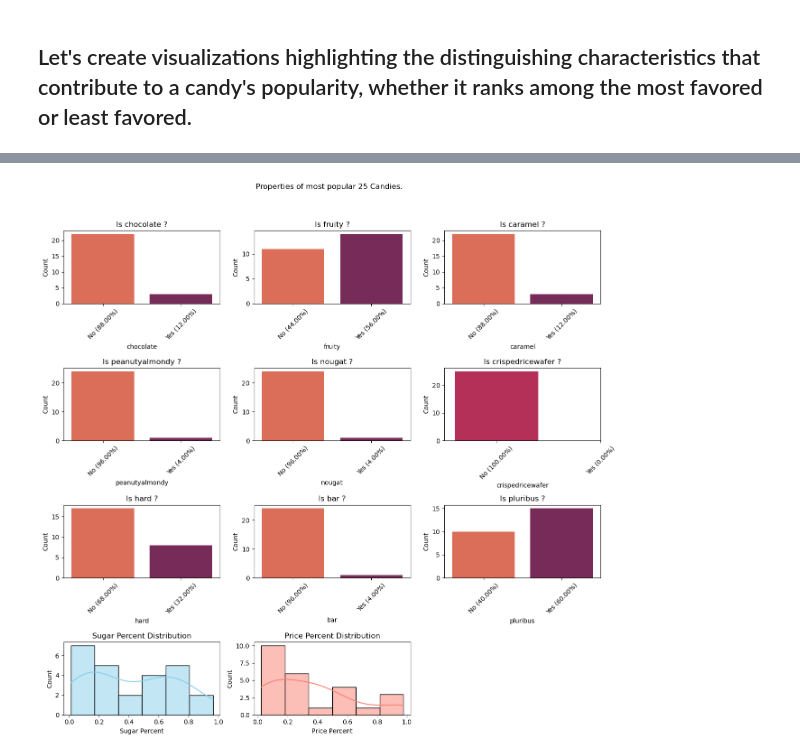
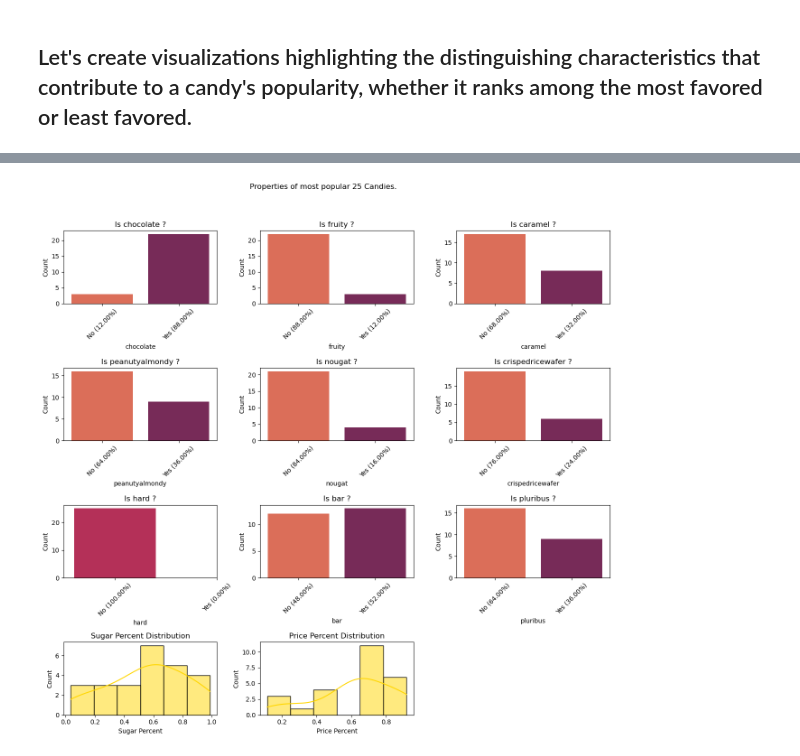
Before and after one commit to Jrana1/Candy-Ranking-Analysis, a Jupyter notebook: Lidl-Analytics-Case-Study.ipynb, the cells around one changed output, grey strips where cells are left out. Cells and saved outputs as stored; diff of their text form; code cells hidden in the pictures.

```diff
--- a/Lidl-Analytics-Case-Study.ipynb
+++ b/Lidl-Analytics-Case-Study.ipynb
@@ -161,37 +157,40 @@ bb
 # %%
-most_popular=df.sort_values(by='winpercent',ascending=True).iloc[:25,]
-fig, ax = plt.subplots(4, 3, figsize=(13, 13))
-axes = ax.flatten()
-idx = 0
-for i in range(3):
-    for j in range(3):
-        if idx < len(cat_vars):
-            sns.countplot(x=cat_vars[idx], data=most_popular, ax=ax[i, j], palette='rocket_r')
-            axes[idx].set_title(f'Is {cat_vars[idx]} ?')
-            axes[idx].set_ylabel('Count')
-            counts = most_popular[cat_vars[idx]].value_counts(normalize=True) * 100
-            no_percent = counts[0] if 0 in counts.index else 0
-            yes_percent = counts[1] if 1 in counts.index else 0
-            axes[idx].set_xticks([0, 1])
-            axes[idx].set_xticklabels([f"No ({no_percent:.2f}%)", f"Yes ({yes_percent:.2f}%)"], rotation=45)
-        else:
-            # Hide the empty subplot
-            ax[i, j].axis('off')
-        idx += 1
-# Plot histograms for continuous variables
-sns.histplot(most_popular['sugarpercent'], ax=ax[3, 0], kde=True, color='skyblue')
-ax[3, 0].set_title('Sugar Percent Distribution')
-ax[3, 0].set_xlabel('Sugar Percent')
+# function to visualize the properties of  most and least 25 popular Candies.
+def visualize_most_least_popular_candies(df_l,type):
+    fig, ax = plt.subplots(4, 3, figsize=(13, 13))
+    axes = ax.flatten()
+    idx = 0
+    for i in range(3):
+        for j in range(3):
+            if idx < len(cat_vars):
+                sns.countplot(x=cat_vars[idx], data=df_l, ax=ax[i, j], palette='rocket_r')
+                axes[idx].set_title(f'Is {cat_vars[idx]} ?')
+                axes[idx].set_ylabel('Count')
+                counts = df_l[cat_vars[idx]].value_counts(normalize=True) * 100
+                no_percent = counts[0] if 0 in counts.index else 0
+                yes_percent = counts[1] if 1 in counts.index else 0
+                axes[idx].set_xticks([0, 1])
+                axes[idx].set_xticklabels([f"No ({no_percent:.2f}%)", f"Yes ({yes_percent:.2f}%)"], rotation=45)
+            else:
+                # Hide the empty subplot
+                ax[i, j].axis('off')
+            idx += 1
+    # Plot histograms for continuous variables
+    sns.histplot(df_l['sugarpercent'], ax=ax[3, 0], kde=True, color='#FFD700')
+    ax[3, 0].set_title('Sugar Percent Distribution')
+    ax[3, 0].set_xlabel('Sugar Percent')
 
-sns.histplot(most_popular['pricepercent'], ax=ax[3, 1], kde=True, color='salmon')
-ax[3, 1].set_title('Price Percent Distribution')
-ax[3, 1].set_xlabel('Price Percent')
+    sns.histplot(df_l['pricepercent'], ax=ax[3, 1], kde=True, color='#FFD700')
+    ax[3, 1].set_title('Price Percent Distribution')
+    ax[3, 1].set_xlabel('Price Percent')
 
-# Hide the empty subplot
-ax[3, 2].axis('off')
+    # Hide the empty subplot
+    ax[3, 2].axis('off')
 
-plt.suptitle('Properties of most popular 25 Candies.')
-plt.tight_layout(rect=[0, 0.03, 1, 0.95])
-plt.show()
+    plt.suptitle(f'Properties of {type} popular 25 Candies.')
+    plt.tight_layout(rect=[0, 0.03, 1, 0.95])
+    plt.show()
-# %% [output]
-[figure, removed]
+# %%
+visualize_most_least_popular_candies(df.sort_values(by="winpercent",ascending=False).iloc[:25,:],"most")
+# %% [output]
+[figure, added]
```
Also changed, not shown: parts of 15 cells of this notebook.
